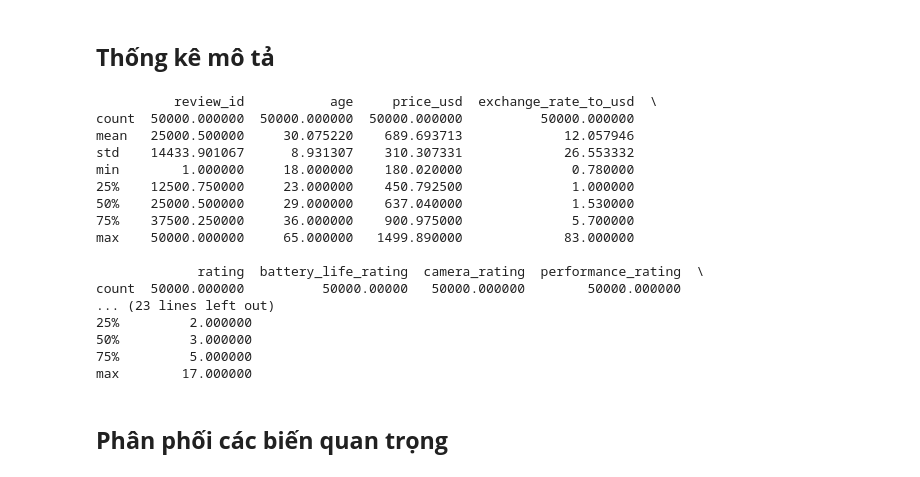
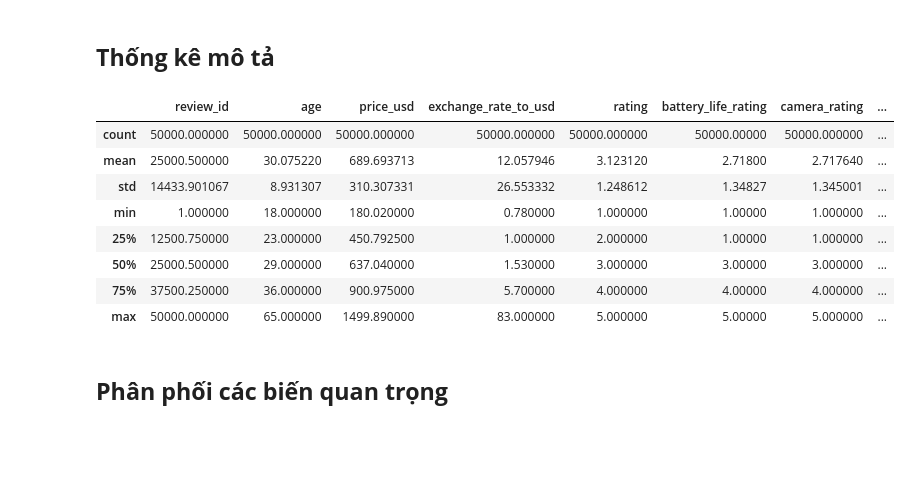
Before and after one commit to hhlearntocode/p4ds-Final, a Jupyter notebook: Final_Project.ipynb, the cells around one changed output. Drawn from its saved outputs; the diff is of its cells as text; code cells hidden in the pictures; blank space fills up the shorter version.

```diff
--- a/Final_Project.ipynb
+++ b/Final_Project.ipynb
@@ -131,26 +121,18 @@ source                  0
 dtype: int64
 # %% [markdown]
 ## **Thống kê mô tả**
-# %%
-print(df.describe())
-# %% [output]
-          review_id           age     price_usd  exchange_rate_to_usd  \
-count  50000.000000  50000.000000  50000.000000          50000.000000
-mean   25000.500000     30.075220    689.693713             12.057946
-std    14433.901067      8.931307    310.307331             26.553332
-min        1.000000     18.000000    180.020000              0.780000
-25%    12500.750000     23.000000    450.792500              1.000000
-50%    25000.500000     29.000000    637.040000              1.530000
-75%    37500.250000     36.000000    900.975000              5.700000
-max    50000.000000     65.000000   1499.890000             83.000000
-
-             rating  battery_life_rating  camera_rating  performance_rating  \
-count  50000.000000          50000.00000   50000.000000        50000.000000
-... (23 lines left out)
-25%         2.000000
-50%         3.000000
-75%         5.000000
-max        17.000000
+# %%
+df.describe()
+# %% [output]
+|  | review_id | age | price_usd | exchange_rate_to_usd | rating | battery_life_rating | camera_rating | ... |
+| count | 50000.000000 | 50000.000000 | 50000.000000 | 50000.000000 | 50000.000000 | 50000.00000 | 50000.000000 | ... |
+| mean | 25000.500000 | 30.075220 | 689.693713 | 12.057946 | 3.123120 | 2.71800 | 2.717640 | ... |
+| std | 14433.901067 | 8.931307 | 310.307331 | 26.553332 | 1.248612 | 1.34827 | 1.345001 | ... |
+| min | 1.000000 | 18.000000 | 180.020000 | 0.780000 | 1.000000 | 1.00000 | 1.000000 | ... |
+| 25% | 12500.750000 | 23.000000 | 450.792500 | 1.000000 | 2.000000 | 1.00000 | 1.000000 | ... |
+| 50% | 25000.500000 | 29.000000 | 637.040000 | 1.530000 | 3.000000 | 3.00000 | 3.000000 | ... |
+| 75% | 37500.250000 | 36.000000 | 900.975000 | 5.700000 | 4.000000 | 4.00000 | 4.000000 | ... |
+| max | 50000.000000 | 65.000000 | 1499.890000 | 83.000000 | 5.000000 | 5.00000 | 5.000000 | ... |
 # %% [markdown]
 ## **Phân phối các biến quan trọng**
 # %%
```
Also changed, not shown: parts of 15 cells of this notebook.
